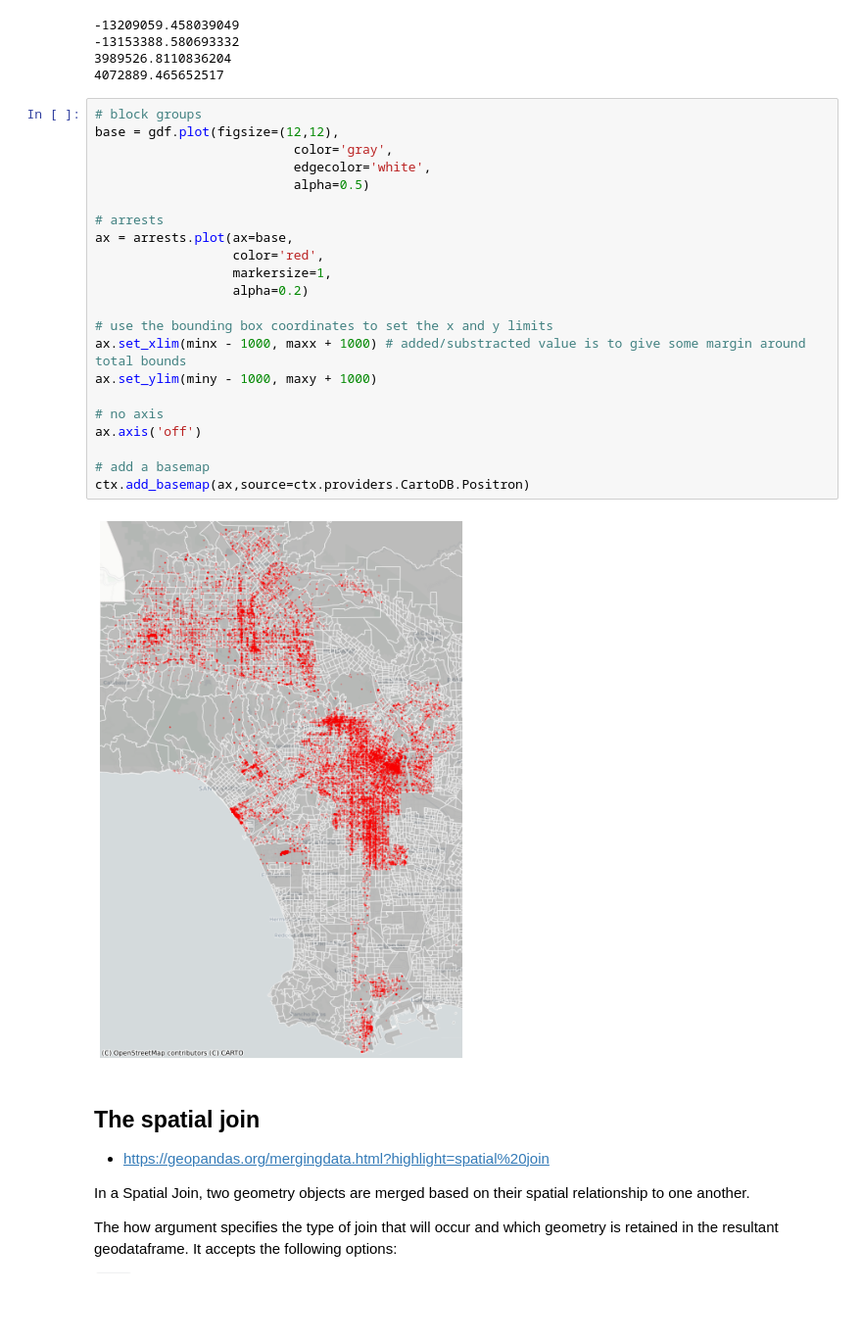
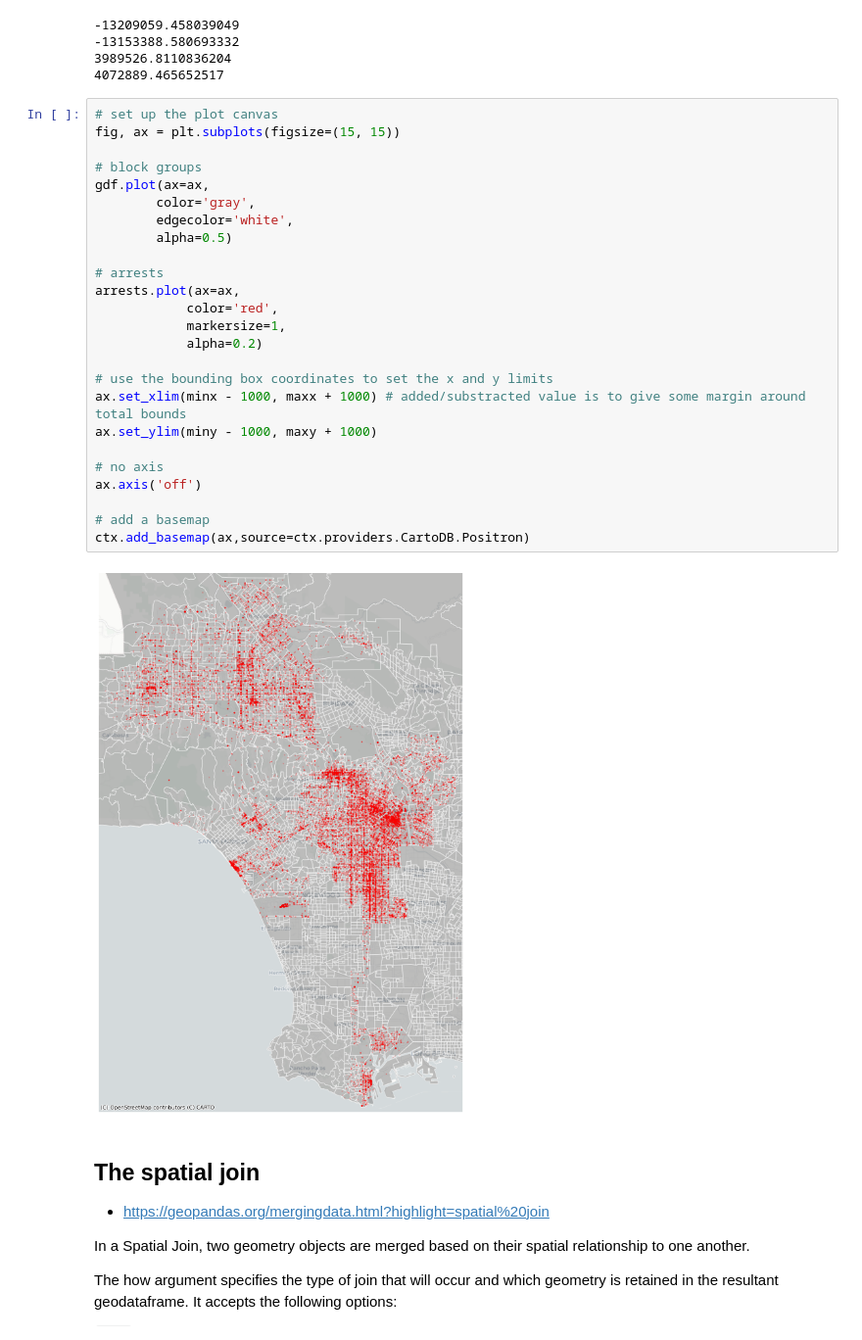
Before and after one commit to yohman/up206a, a Jupyter notebook: Weeks/Week08/Spatial Autocorrelation.ipynb, the cells around one changed output. Shown at 98% size. Saved outputs shown, nothing was run; the diff lists cells and outputs as text; blank space fills up the shorter version.

```diff
--- a/Weeks/Week08/Spatial Autocorrelation.ipynb
+++ b/Weeks/Week08/Spatial Autocorrelation.ipynb
@@ -203,29 +205,32 @@ print(maxy)
 3989526.8110836204
 4072889.465652517
 # %%
+# set up the plot canvas
+fig, ax = plt.subplots(figsize=(15, 15))
+
 # block groups
-base = gdf.plot(figsize=(12,12),
-                          color='gray',
-                          edgecolor='white',
-                          alpha=0.5)
+gdf.plot(ax=ax,
+        color='gray',
+        edgecolor='white',
+        alpha=0.5)
 
 # arrests
-ax = arrests.plot(ax=base,
-                  color='red',
-                  markersize=1,
-                  alpha=0.2)
+arrests.plot(ax=ax,
+            color='red',
+            markersize=1,
+            alpha=0.2)
 
 # use the bounding box coordinates to set the x and y limits
 ax.set_xlim(minx - 1000, maxx + 1000) # added/substracted value is to give some margin around total bounds
 ax.set_ylim(miny - 1000, maxy + 1000)
 
 # no axis
 ax.axis('off')
 
 # add a basemap
 ctx.add_basemap(ax,source=ctx.providers.CartoDB.Positron)
 # %% [output]
-[figure, old version]
+[figure, new version]
 # %% [markdown]
 ## The spatial join
 
```
Also changed, not shown: parts of 31 cells of this notebook.
